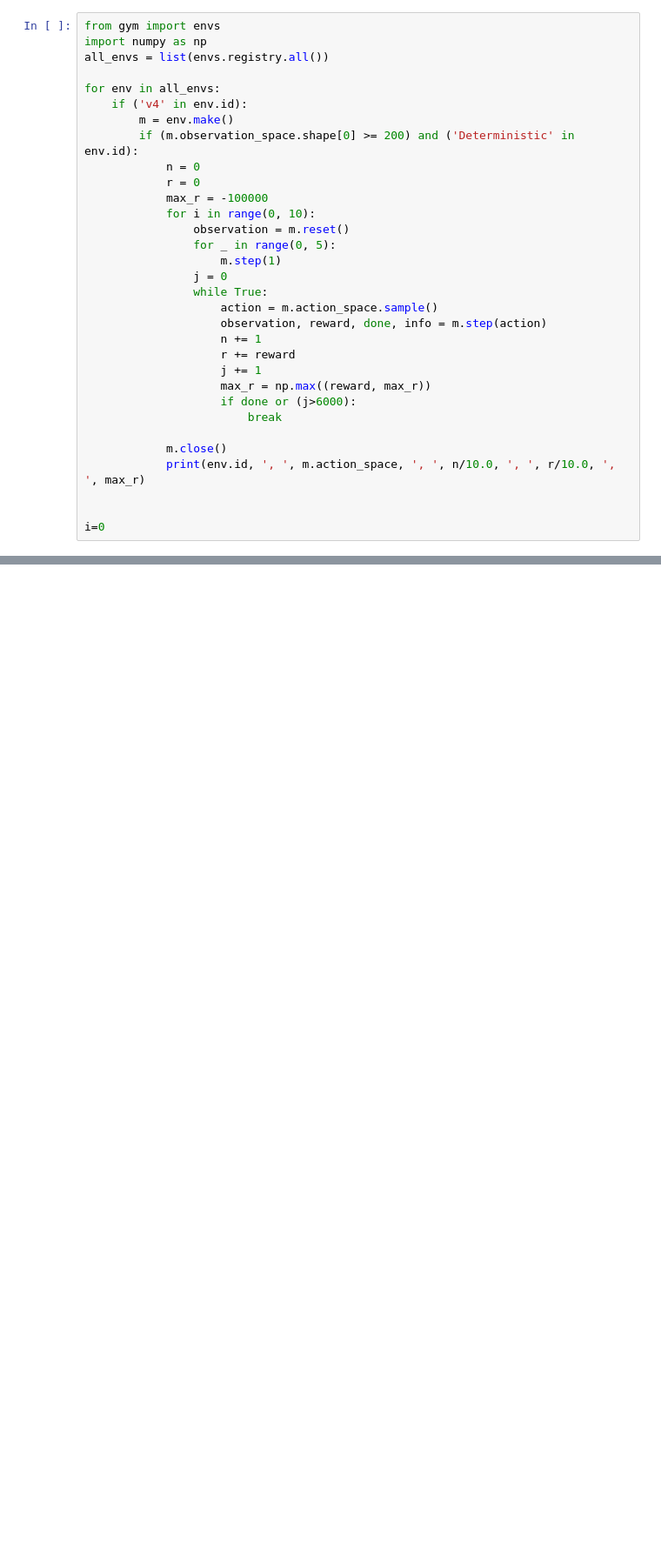
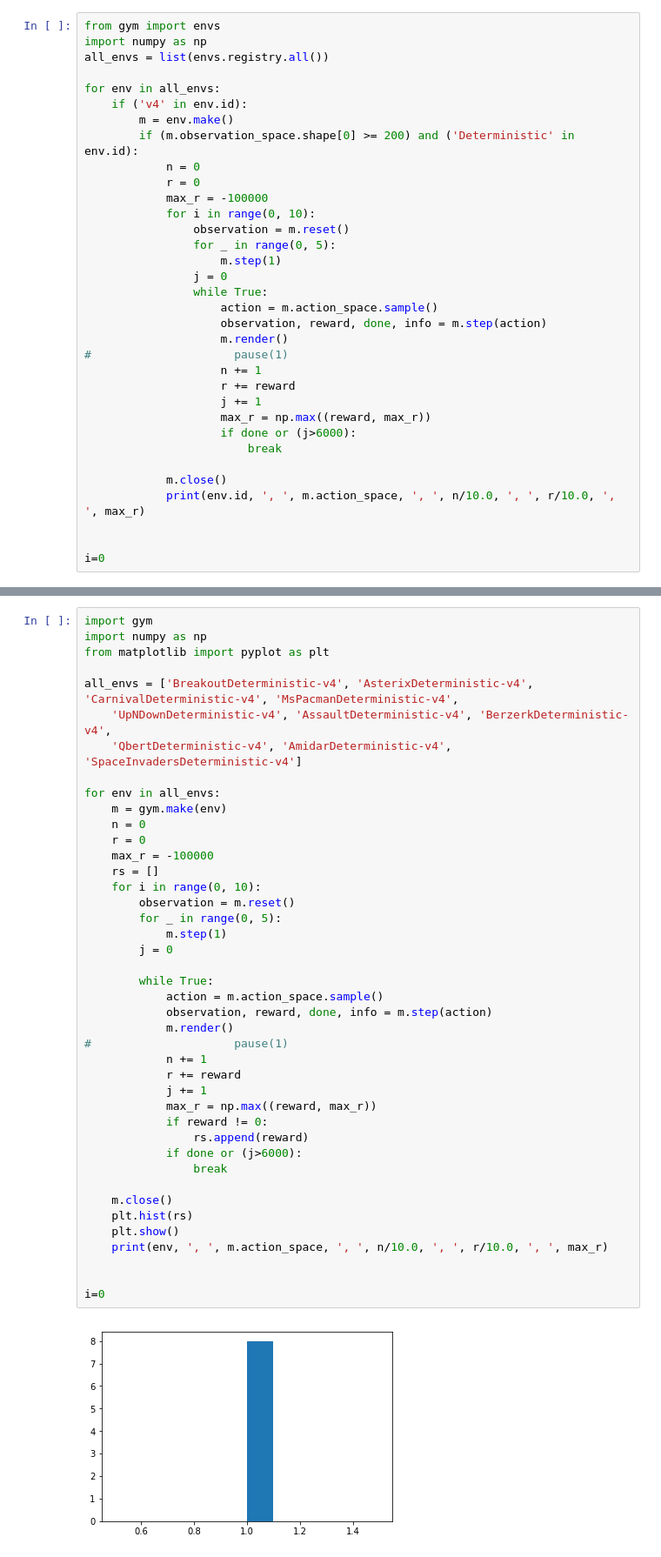
Before and after one commit to rezabonyadi/atari_agent, a Jupyter notebook: Environment_analyzer.ipynb, the cells around one changed output, grey strips where cells are left out. Shown at 87% size. Saved outputs shown, nothing was run; the diff lists cells and outputs as text; blank space fills up the shorter version.

```diff
--- a/Environment_analyzer.ipynb
+++ b/Environment_analyzer.ipynb
@@ -18,6 +18,8 @@ for env in all_envs:
                 while True:
                     action = m.action_space.sample()
                     observation, reward, done, info = m.step(action)
+                    m.render()
+#                     pause(1)
                     n += 1
                     r += reward
                     j += 1
@@ -36,0 +37,44 @@ KeyboardInterrupt:
+# %%
+import gym
+import numpy as np
+from matplotlib import pyplot as plt
+
+all_envs = ['BreakoutDeterministic-v4', 'AsterixDeterministic-v4', 'CarnivalDeterministic-v4', 'MsPacmanDeterministic-v4',
+    'UpNDownDeterministic-v4', 'AssaultDeterministic-v4', 'BerzerkDeterministic-v4',
+    'QbertDeterministic-v4', 'AmidarDeterministic-v4', 'SpaceInvadersDeterministic-v4']
+
+for env in all_envs:
+    m = gym.make(env)
+    n = 0
+    r = 0
+    max_r = -100000
+    rs = []
+    for i in range(0, 10):
+        observation = m.reset()
+        for _ in range(0, 5):
+            m.step(1)
+        j = 0
+
+        while True:
+            action = m.action_space.sample()
+            observation, reward, done, info = m.step(action)
+            m.render()
+#                     pause(1)
+            n += 1
+            r += reward
+            j += 1
+            max_r = np.max((reward, max_r))
+            if reward != 0:
+                rs.append(reward)
+            if done or (j>6000):
+                break
+
+    m.close()
+    plt.hist(rs)
+    plt.show()
+    print(env, ', ', m.action_space, ', ', n/10.0, ', ', r/10.0, ', ', max_r)
+
+
+i=0
+# %% [output]
+[figure, added]
```
Also changed, not shown: parts of 3 cells of this notebook.
